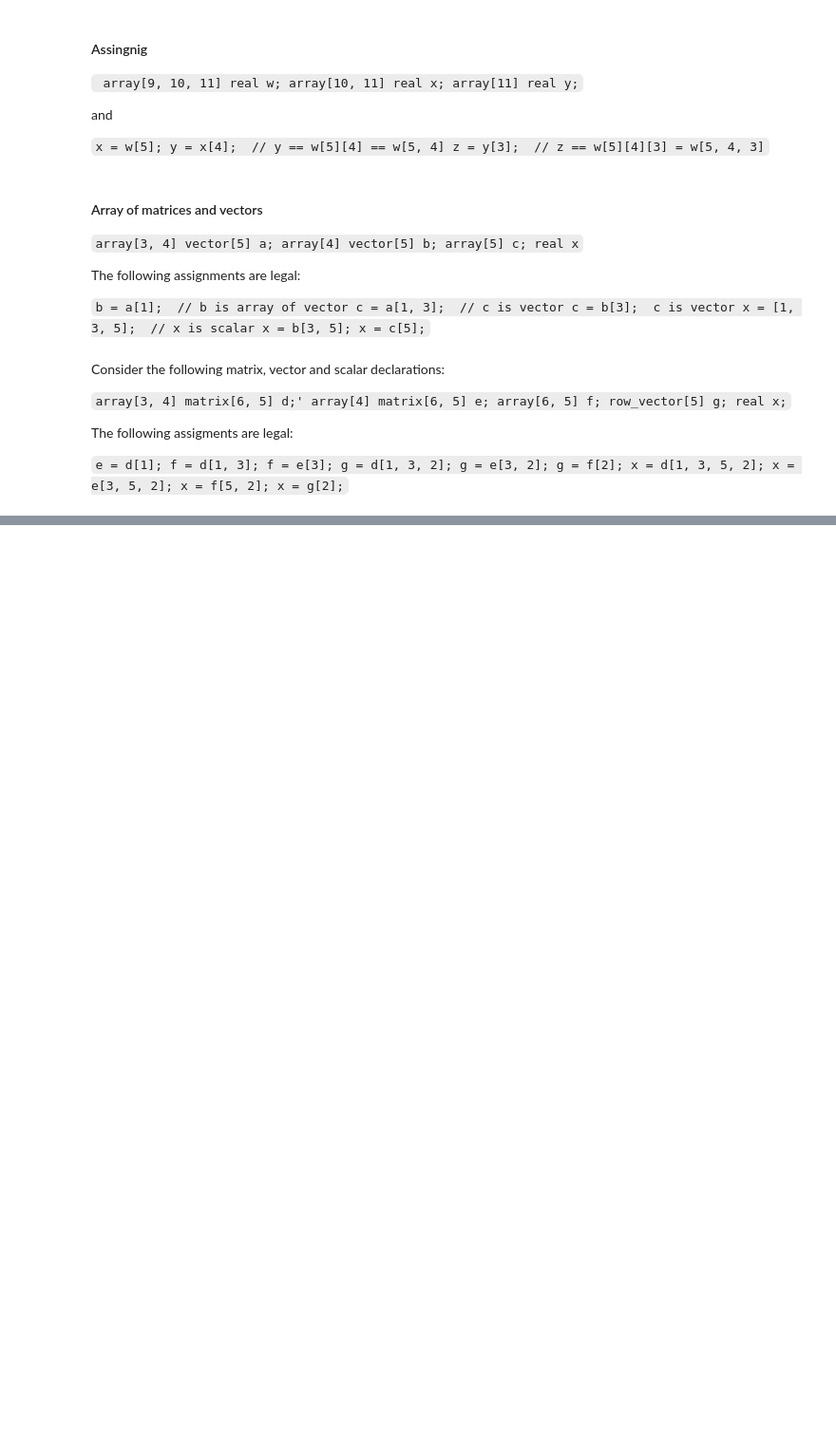
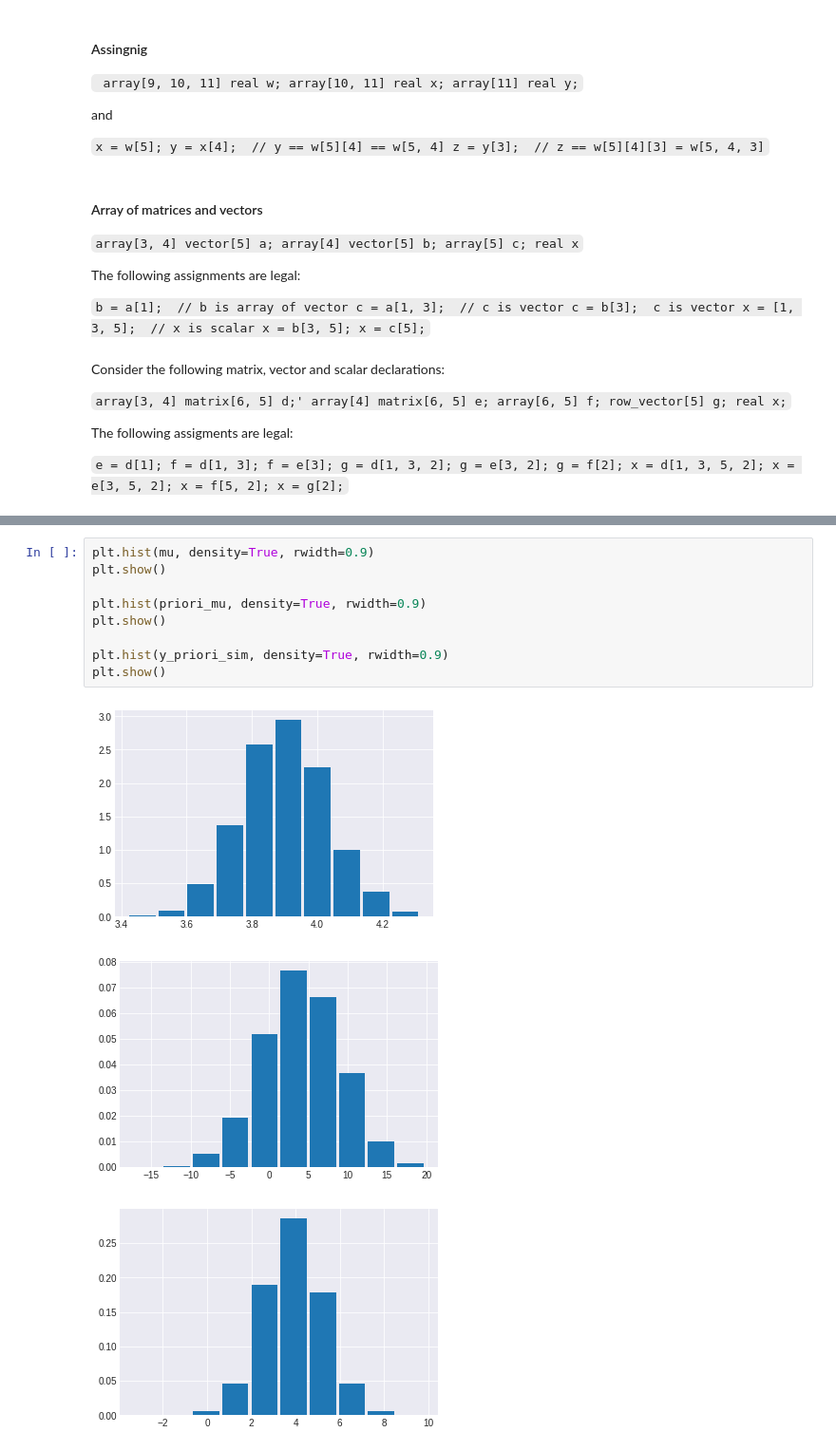
Before and after one commit to rodolphomacedo/stan_quick_references, a Jupyter notebook: stan__quick_references.ipynb, the cells around one changed output, grey strips where cells are left out. Shown at 95% size. Cells and saved outputs as stored; diff of their text form; blank space fills up the shorter version.

```diff
--- a/stan__quick_references.ipynb
+++ b/stan__quick_references.ipynb
@@ -540,0 +882,13 @@ continue from https://mc-stan.org/docs/reference-manual/variable-types-vs.-const
+# %%
+plt.hist(mu, density=True, rwidth=0.9)
+plt.show()
+
+plt.hist(priori_mu, density=True, rwidth=0.9)
+plt.show()
+
+plt.hist(y_priori_sim, density=True, rwidth=0.9)
+plt.show()
+# %% [output]
+[figure, added]
+[figure, added]
+[figure, added]
```
Also changed, not shown: parts of 20 cells of this notebook.
